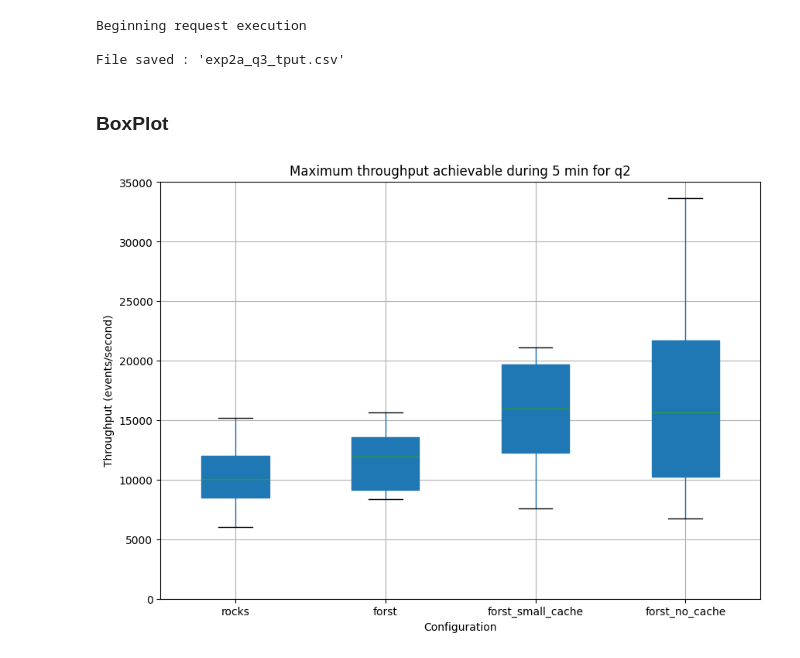
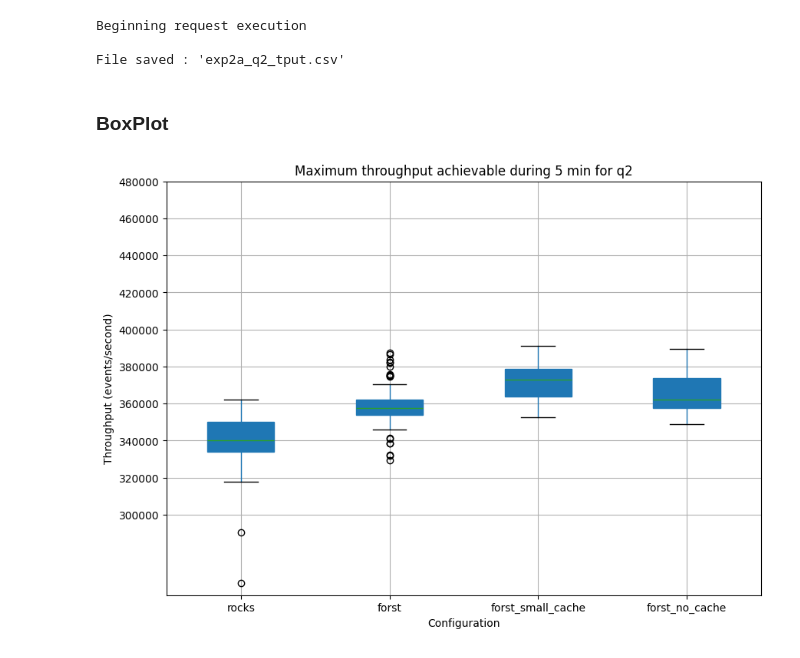
Before and after one commit to alugand/flink-justin, a Jupyter notebook: notebooks/forst/nexmark/exp2a/xp.ipynb, the cells around one changed output. Cells and saved outputs as stored; diff of their text form; code cells hidden in the pictures.

```diff
--- a/notebooks/forst/nexmark/exp2a/xp.ipynb
+++ b/notebooks/forst/nexmark/exp2a/xp.ipynb
@@ -77,36 +133,36 @@ exp_q3 = {
 # %%
-metric_query = 'sum(rate(flink_taskmanager_job_task_operator_numRecordsIn{operator_name=~"Source:.*"}[1m]))'
+metric_query = 'sum(rate(flink_taskmanager_job_task_operator_numRecordsOut{operator_name=~"Source:.*"}[1m]))'
 step = "5s"
-output_filename = 'exp2a_q3_tput.csv'
+output_filename = 'exp2a_q2_tput.csv'
 
-execute_query_range(exp_q3, metric_query, step, output_filename)
+execute_query_range(exp_q2, metric_query, step, output_filename)
 # %% [output]
 Beginning request execution
 
-File saved : 'exp2a_q3_tput.csv'
+File saved : 'exp2a_q2_tput.csv'
 # %% [markdown]
 ### BoxPlot
 # %%
-file_path = 'exp2a_q3_tput.csv'
+file_path = 'exp2a_q2_tput.csv'
 
 try:
     df = pd.read_csv(file_path, index_col=0)
 
     df.columns = ['rocks', 'forst', 'forst_small_cache', 'forst_no_cache']
 
     plt.figure(figsize=(10, 7))
     df.boxplot(grid=True, patch_artist=True)
 
     plt.title('Maximum throughput achievable during 5 min for q2')
     plt.ylabel('Throughput (events/second)')
     plt.xlabel('Configuration')
-    plt.yticks(np.arange(0, 40000, 5000))
-    plt.savefig('boxplot_q3.png')
+    plt.yticks(np.arange(300000, 500000, 20000))
+    plt.savefig('boxplot_q2.png')
     plt.show()
 
 except FileNotFoundError:
     print(f"Le fichier '{file_path}' est introuvable.")
 except Exception as e:
     print(f"Une erreur est survenue : {e}")
 # %% [output]
-[figure, old version]
+[figure, new version]
```
Also changed, not shown: parts of 2 cells of this notebook, 21 other files.
